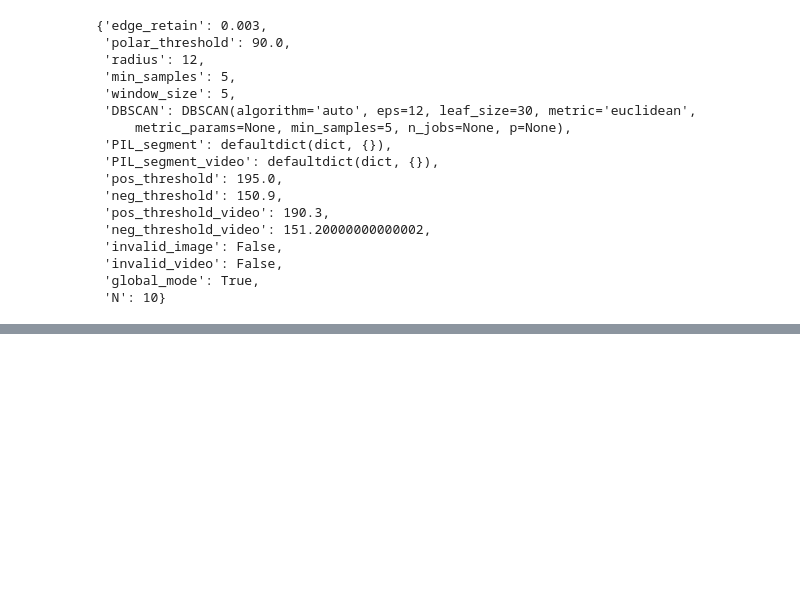
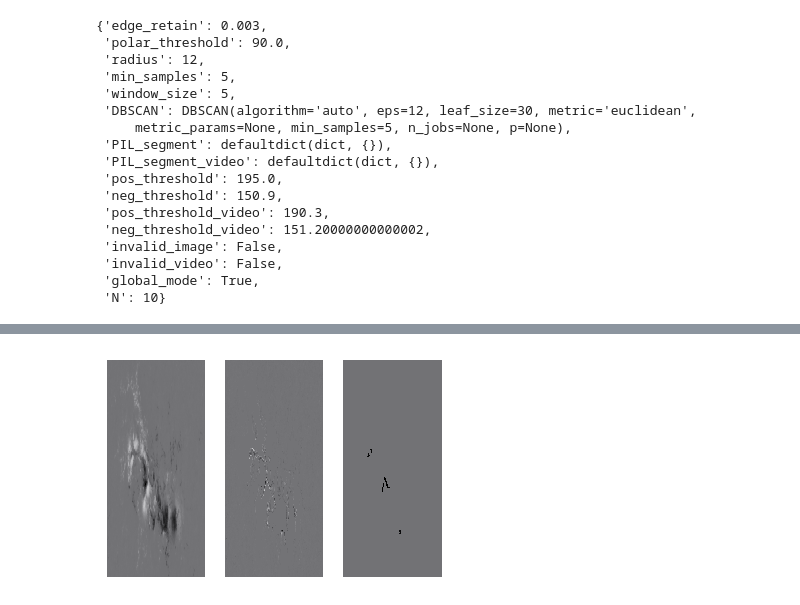
Before and after one commit to husun0822/BlueSky_Project, a Jupyter notebook: PIL/PIL_module/PIL_module_intro.ipynb, the cells around one changed output, grey strips where cells are left out. Drawn from its saved outputs; the diff is of its cells as text; code cells hidden in the pictures; blank space fills up the shorter version.

```diff
--- a/PIL/PIL_module/PIL_module_intro.ipynb
+++ b/PIL/PIL_module/PIL_module_intro.ipynb
@@ -269,0 +262,9 @@ PIL_detector.__dict__
+# %%
+# .visualize() method code example
+
+image = data[0]
+PIL_detector = PIL(edge_retain=0.003,polar_threshold=0.90,radius=12,min_samples=5,window_size=5)
+
+PIL_detector.visualize(image,select=3)
+# %% [output]
+[figure, added]
```
Also changed, not shown: parts of 8 cells of this notebook, 2 other files.
